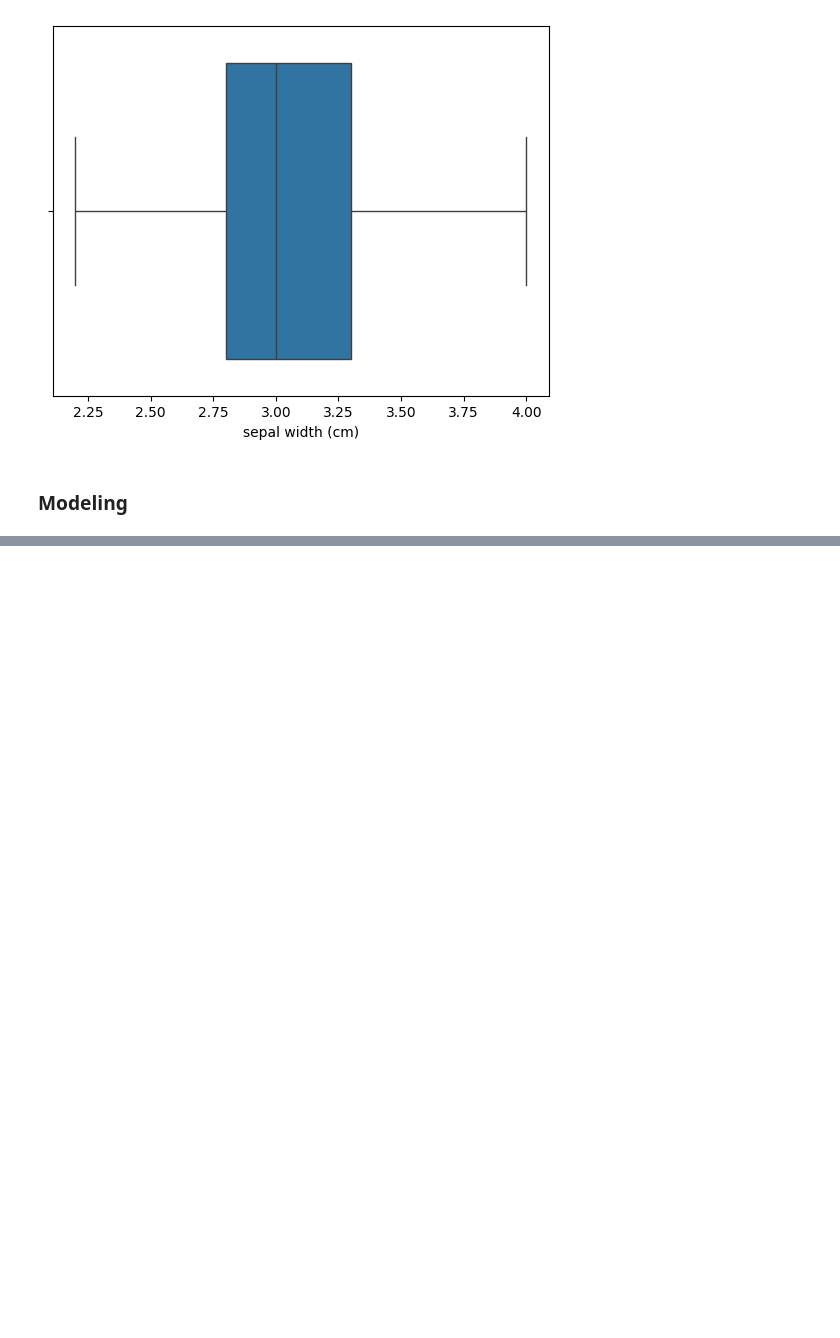
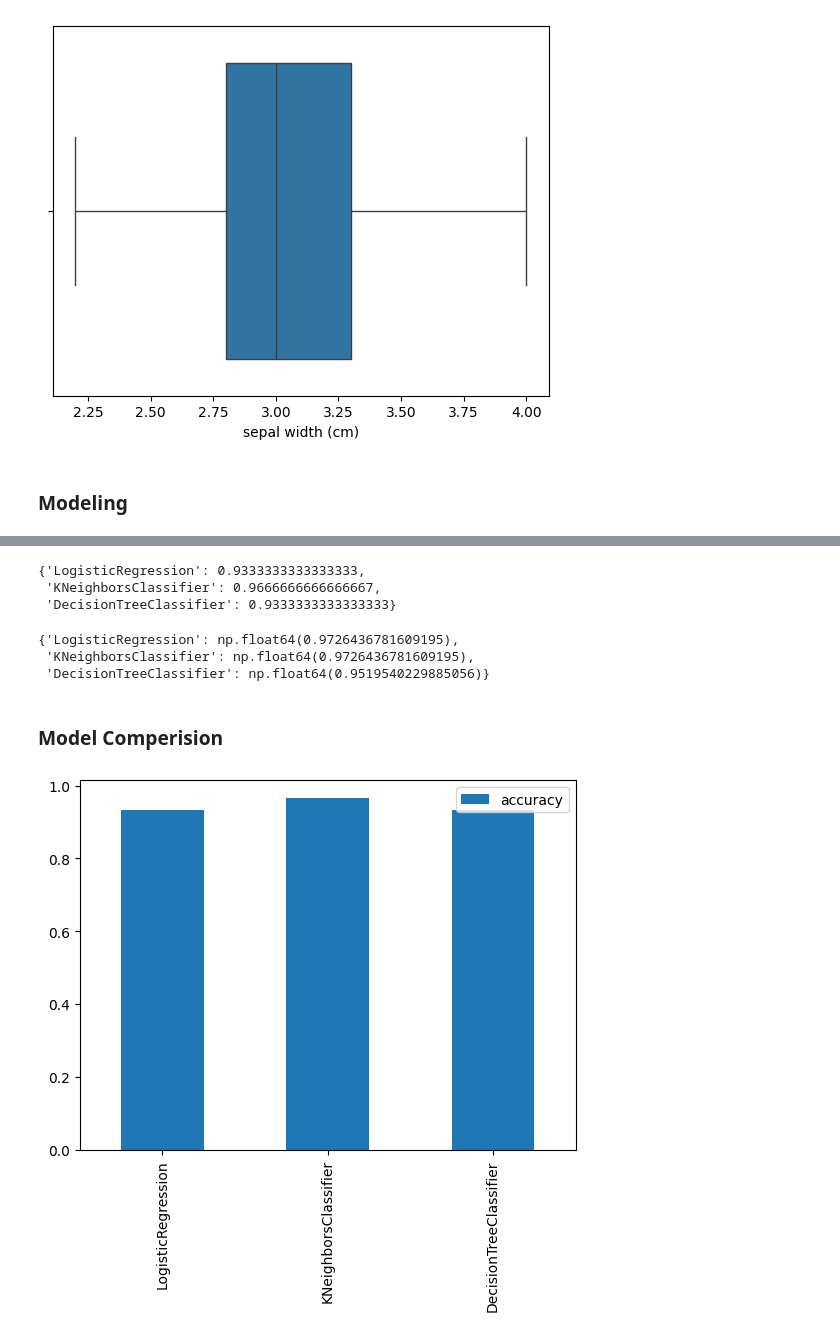
Before and after one commit to Haakim19/Mechine-Learning-Projects, a Jupyter notebook: iris-data-classification.ipynb, the cells around one changed output, grey strips where cells are left out. Drawn from its saved outputs; the diff is of its cells as text; code cells hidden in the pictures; blank space fills up the shorter version.

Commit message:
accuracy score for train, test data and cross validation score

```diff
--- a/iris-data-classification.ipynb
+++ b/iris-data-classification.ipynb
@@ -196,0 +214,14 @@ New Shape:  (146, 5)
+# %%
+# Start with creating features and label
+# split the data into train and test data to find accuracy score for each models
+# Intanciate random seed
+np.random.seed(42)
+
+# create Features and labels for the dataset
+x = df.drop("Species", axis=1)
+y = df["Species"]
+
+# split into train and test
+x_train, x_test, y_train, y_test = train_test_split(x,
+                                                    y,
+                                                    test_size=0.2)
@@ -196,0 +281,29 @@ New Shape:  (146, 5)
+# %%
+model_score = fit_and_model_score(  models = models,
+                                    x_train = x_train,
+                                    x_test = x_test,
+                                    y_train = y_train,
+                                    y_test = y_test)
+
+model_score
+# %% [output]
+{'LogisticRegression': 0.9333333333333333,
+ 'KNeighborsClassifier': 0.9666666666666667,
+ 'DecisionTreeClassifier': 0.9333333333333333}
+# %%
+# corss validation scores
+cross_validation_score = cross_valid_score( models= models,
+                                            x = x,
+                                            y= y)
+cross_validation_score
+# %% [output]
+{'LogisticRegression': np.float64(0.9726436781609195),
+ 'KNeighborsClassifier': np.float64(0.9726436781609195),
+ 'DecisionTreeClassifier': np.float64(0.9519540229885056)}
+# %% [markdown]
+### Model Comperision
+# %%
+model_compere = pd.DataFrame(model_score, index=["accuracy"])
+model_compere.T.plot.bar();
+# %% [output]
+[figure, added]
```
Also changed, not shown: parts of 3 cells of this notebook.
